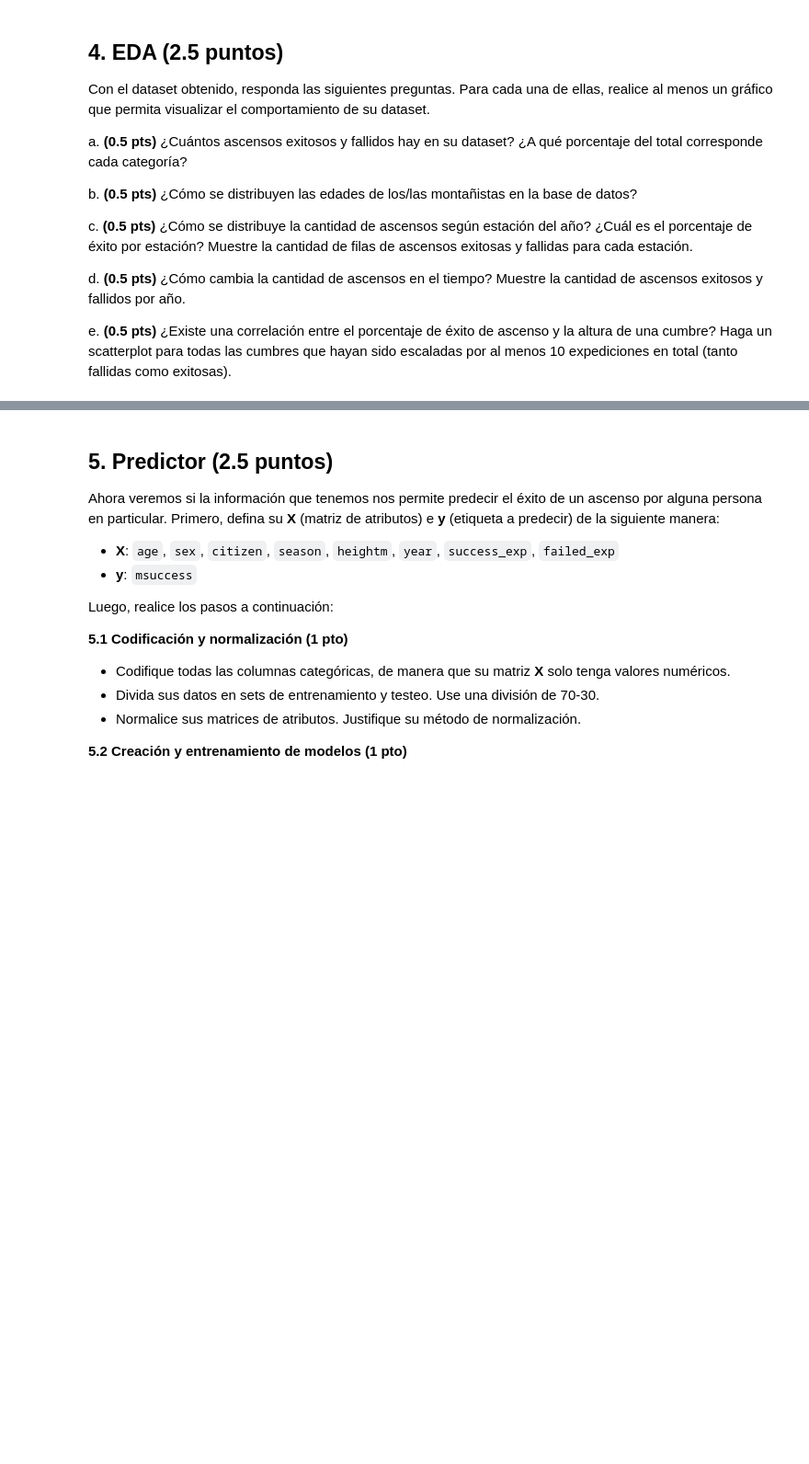
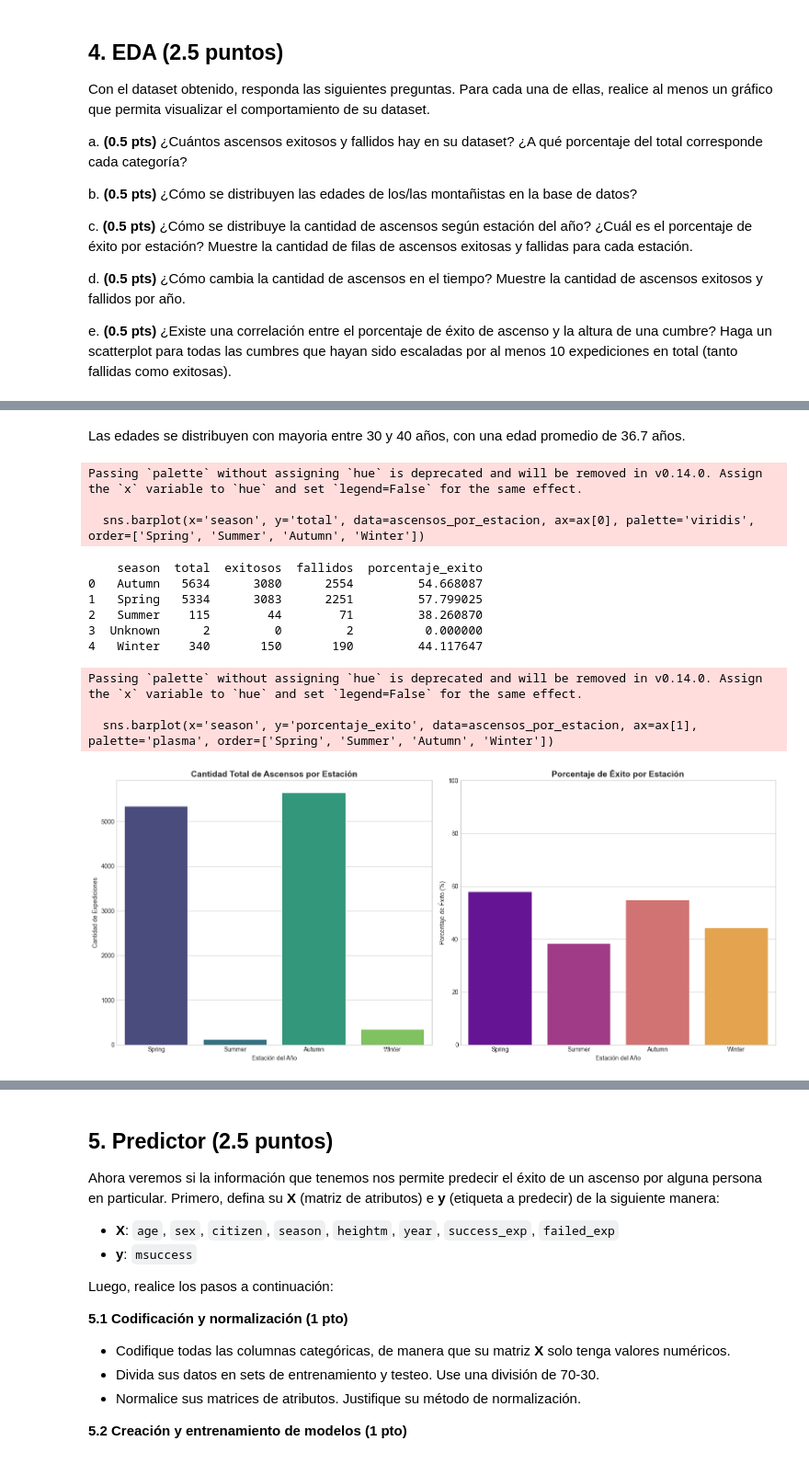
Before and after one commit to GadzuGB1991/IMT2200-Gaspar-Yanez, a Jupyter notebook: Tareas/Tarea 04/IMT2200-25s2 - Tarea 04.ipynb, the cells around one changed output, grey strips where cells are left out. Shown at 92% size. Drawn from its saved outputs; the diff is of its cells as text; code cells hidden in the pictures; blank space fills up the shorter version.

```diff
--- a/Tareas/Tarea 04/IMT2200-25s2 - Tarea 04.ipynb
+++ b/Tareas/Tarea 04/IMT2200-25s2 - Tarea 04.ipynb
@@ -366,0 +397,49 @@ Respuestas:
+# %% [markdown]
+Las edades se distribuyen con mayoria entre 30 y 40 años, con una edad promedio de 36.7 años.
+# %%
+df_exped = pd.read_csv('data/exped.csv')
+
+
+df_exped['exito'] = df_exped[['success1', 'success2', 'success3', 'success4']].any(axis=1)
+
+ascensos_por_estacion = df_exped.groupby('season')['exito'].agg(
+    total='count',
+    exitosos=lambda x: x.sum(),
+    fallidos=lambda x: (x == False).sum()
+).reset_index()
+
+ascensos_por_estacion['porcentaje_exito'] = (ascensos_por_estacion['exitosos'] / ascensos_por_estacion['total']) * 100
+
+
+print(ascensos_por_estacion)
+
+
+fig, ax = plt.subplots(1, 2, figsize=(16, 7))
+
+sns.barplot(x='season', y='total', data=ascensos_por_estacion, ax=ax[0], palette='viridis', order=['Spring', 'Summer', 'Autumn', 'Winter'])
+ax[0].set_title('Cantidad Total de Ascensos por Estación', fontsize=14, weight='bold')
+ax[0].set_xlabel('Estación del Año')
+ax[0].set_ylabel('Cantidad de Expediciones')
+
+sns.barplot(x='season', y='porcentaje_exito', data=ascensos_por_estacion, ax=ax[1], palette='plasma', order=['Spring', 'Summer', 'Autumn', 'Winter'])
+ax[1].set_title('Porcentaje de Éxito por Estación', fontsize=14, weight='bold')
+ax[1].set_xlabel('Estación del Año')
+ax[1].set_ylabel('Porcentaje de Éxito (%)')
+ax[1].set_ylim(0, 100)
+
+plt.tight_layout()
+plt.show()
+# %% [output]
+Passing `palette` without assigning `hue` is deprecated and will be removed in v0.14.0. Assign the `x` variable to `hue` and set `legend=False` for the same effect.
+
+  sns.barplot(x='season', y='total', data=ascensos_por_estacion, ax=ax[0], palette='viridis', order=['Spring', 'Summer', 'Autumn', 'Winter'])
+    season  total  exitosos  fallidos  porcentaje_exito
+0   Autumn   5634      3080      2554         54.668087
+1   Spring   5334      3083      2251         57.799025
+2   Summer    115        44        71         38.260870
+3  Unknown      2         0         2          0.000000
+4   Winter    340       150       190         44.117647
+Passing `palette` without assigning `hue` is deprecated and will be removed in v0.14.0. Assign the `x` variable to `hue` and set `legend=False` for the same effect.
+
+  sns.barplot(x='season', y='porcentaje_exito', data=ascensos_por_estacion, ax=ax[1], palette='plasma', order=['Spring', 'Summer', 'Autumn', 'Winter'])
+[figure, added]
```
Also changed, not shown: parts of 18 cells of this notebook.
